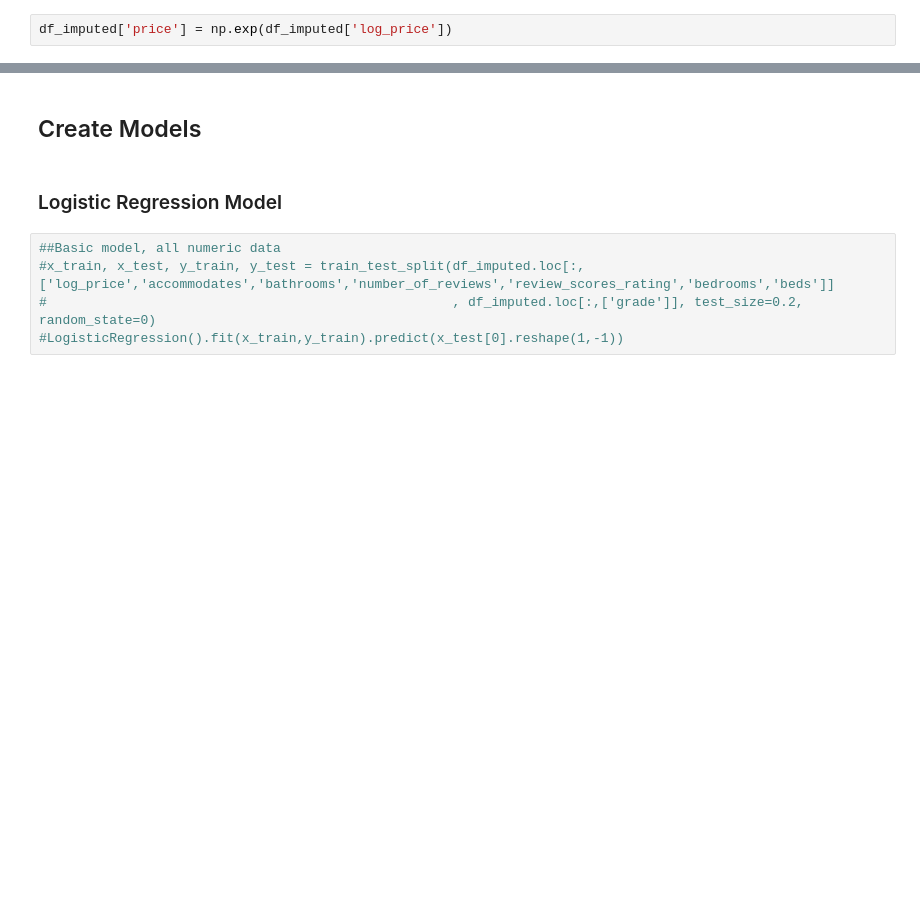
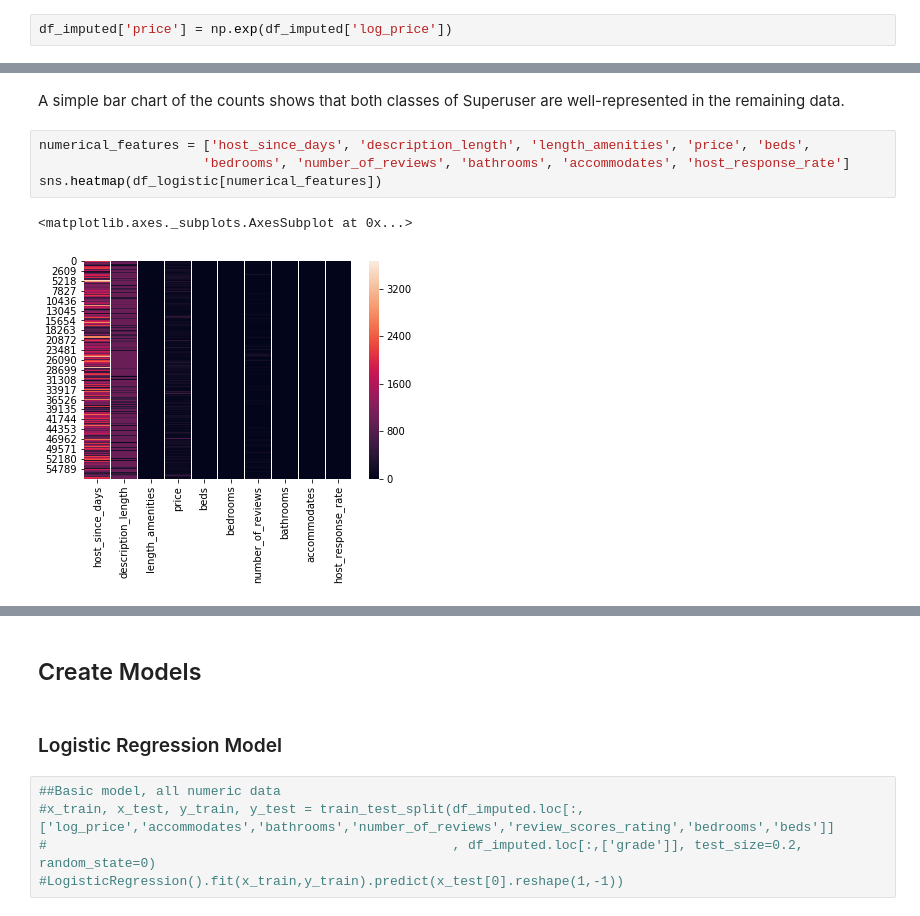
Before and after one commit to anguyen-07/DS7331-ML_Labs, a Jupyter notebook: MiniLab_LogisticRegression-SVMs/DS7331_MiniLab_LogisticRegression-SVMs_AirBnB.ipynb, the cells around one changed output, grey strips where cells are left out. Drawn from its saved outputs; the diff is of its cells as text; blank space fills up the shorter version.

```diff
--- a/MiniLab_LogisticRegression-SVMs/DS7331_MiniLab_LogisticRegression-SVMs_AirBnB.ipynb
+++ b/MiniLab_LogisticRegression-SVMs/DS7331_MiniLab_LogisticRegression-SVMs_AirBnB.ipynb
@@ -142,0 +180,9 @@ AttributeError: 'datetime.datetime' object has no attribute 'dtype'
+# %% [markdown]
+A simple bar chart of the counts shows that both classes of Superuser are well-represented in the remaining data.
+# %%
+numerical_features = ['host_since_days', 'description_length', 'length_amenities', 'price', 'beds',
+                     'bedrooms', 'number_of_reviews', 'bathrooms', 'accommodates', 'host_response_rate']
+sns.heatmap(df_logistic[numerical_features])
+# %% [output]
+<matplotlib.axes._subplots.AxesSubplot at 0x...>
+[figure, added]
```
Also changed, not shown: parts of 15 cells of this notebook.
